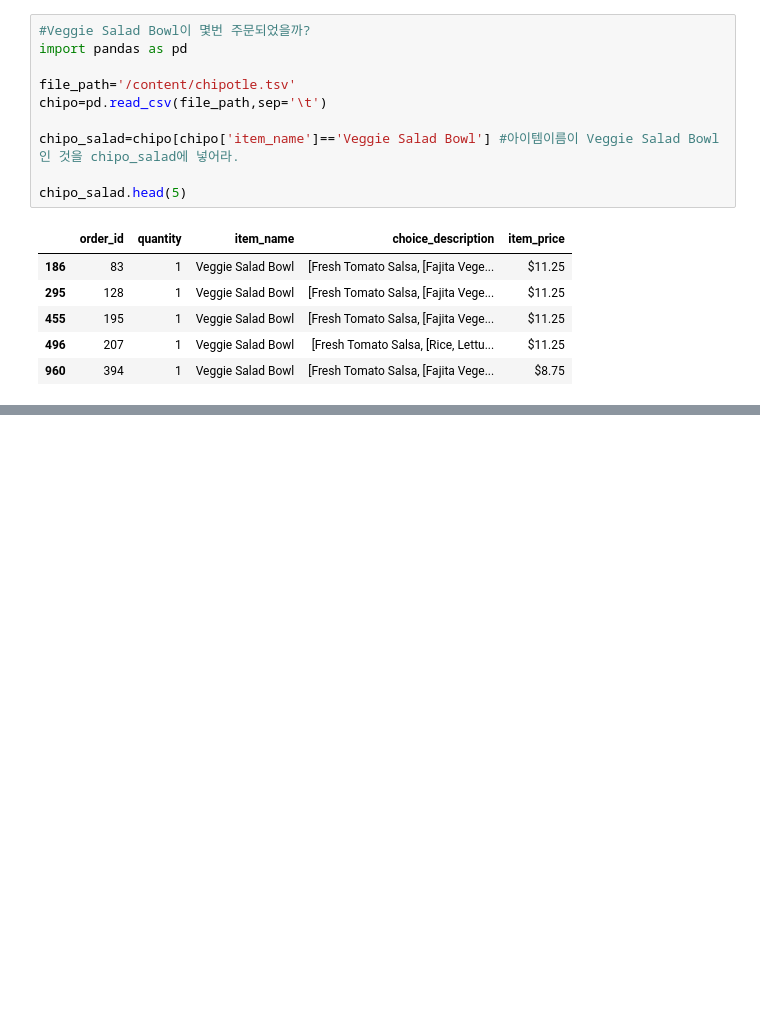
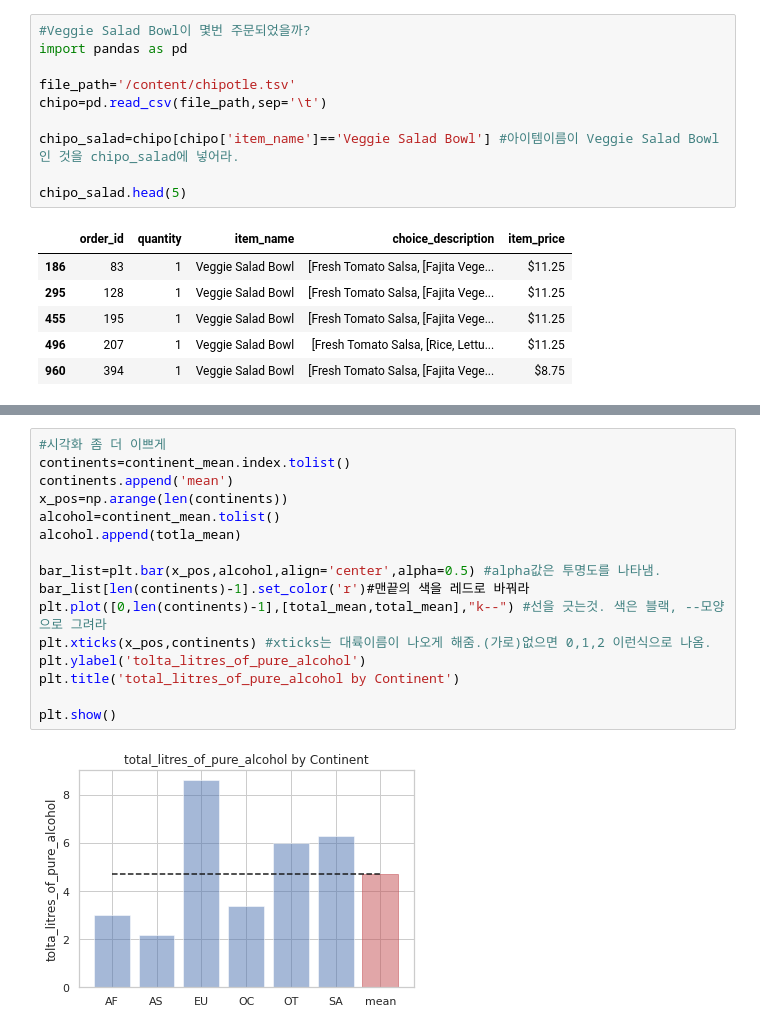
Before and after one commit to ldhml/Bigdata, a Jupyter notebook: bigdata.ipynb, the cells around one changed output, grey strips where cells are left out. Saved outputs shown, nothing was run; the diff lists cells and outputs as text; blank space fills up the shorter version.

```diff
--- a/bigdata.ipynb
+++ b/bigdata.ipynb
@@ -1182,0 +1439,18 @@ chipo_salad.head(5)
+# %%
+#시각화 좀 더 이쁘게
+continents=continent_mean.index.tolist()
+continents.append('mean')
+x_pos=np.arange(len(continents))
+alcohol=continent_mean.tolist()
+alcohol.append(totla_mean)
+
+bar_list=plt.bar(x_pos,alcohol,align='center',alpha=0.5) #alpha값은 투명도를 나타냄.
+bar_list[len(continents)-1].set_color('r')#맨끝의 색을 레드로 바꿔라
+plt.plot([0,len(continents)-1],[total_mean,total_mean],"k--") #선을 긋는것. 색은 블랙, --모양으로 그려라
+plt.xticks(x_pos,continents) #xticks는 대륙이름이 나오게 해줌.(가로)없으면 0,1,2 이런식으로 나옴.
+plt.ylabel('tolta_litres_of_pure_alcohol')
+plt.title('total_litres_of_pure_alcohol by Continent')
+
+plt.show()
+# %% [output]
+[figure, added]
```
Also changed, not shown: parts of 14 cells of this notebook.
